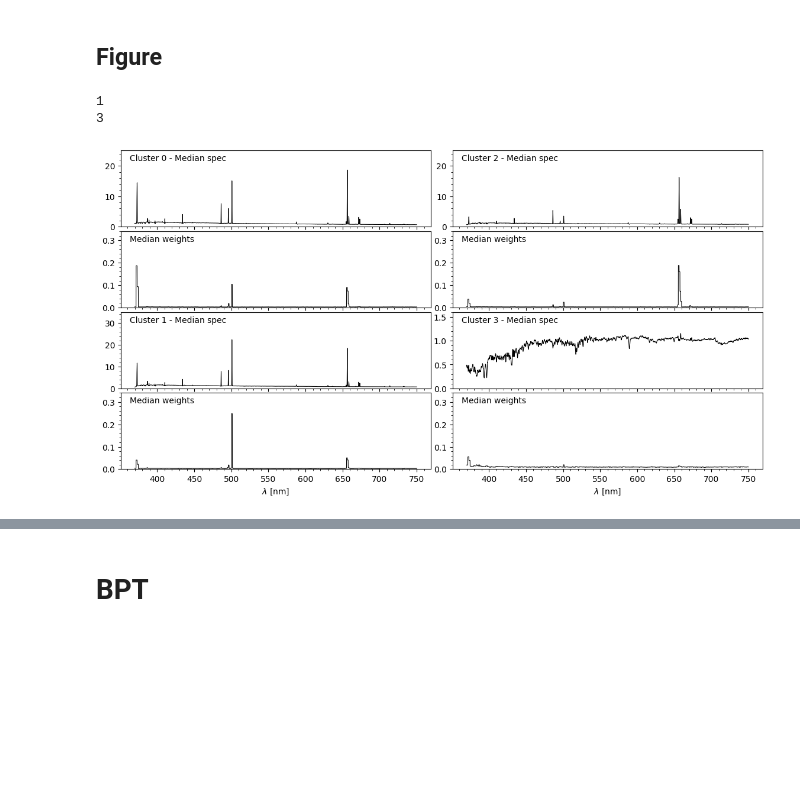
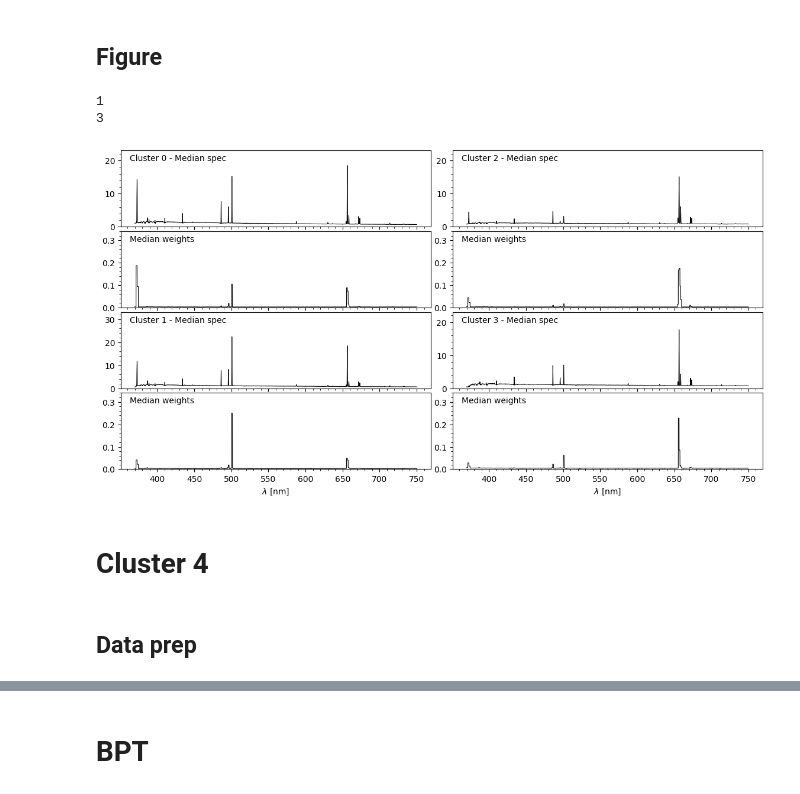
Before and after one commit to ed-ortizm/xai-astronomy, a Jupyter notebook: thesis/04_clustering_xai/05_iforest_cluster_analysis.ipynb, the cells around one changed output, grey strips where cells are left out. Cells and saved outputs as stored; diff of their text form; code cells hidden in the pictures; blank space fills up the shorter version.

```diff
--- a/thesis/04_clustering_xai/05_iforest_cluster_analysis.ipynb
+++ b/thesis/04_clustering_xai/05_iforest_cluster_analysis.ipynb
@@ -233,7 +233,8 @@ ch_6_dir = f"{thesis_dir}/chapters/06_figures"
 score_name = "iforest"
 bin_id = "bin_03"
 n_segments = 343
-n_clusters = 4
+n_clusters = 5
+# n_clusters = 4
 
 kmeans_model_dir = f"{clustering_dir}/{bin_id}/{score_name}"
 kmeans_model_name = f"kmeans_{n_clusters}_clusters_{n_segments}_segments"
@@ -393,6 +395,3 @@ weights_dict["centroids"] = kmeans_model.cluster_centers_
 cluster_meta_df = pd.read_csv(
     f"{kmeans_model_dir}/metadata.csv.gz", index_col="specobjid"
 ).loc[specobjids_arr]
-
-for col in cluster_meta_df.columns:
-    print(col, end=", ")
@@ -858,0 +881,14 @@ Name: 3107583324286117888, dtype: object
+# %%
+labels = [f"({i})" for i in range(0, n_clusters)]
+print(labels)
+
+n2_ha = median_cluster_ratios_df["nii to halpha"].to_list()
+o3_hb = median_cluster_ratios_df["oiii to hbeta"].to_list()
+log_n2_ha = np.log10(n2_ha)
+log_o3_hb = np.log10(o3_hb)
+
+print(log_n2_ha)
+print(log_o3_hb)
+
+fig, ax = plt.subplots(figsize=(10, 8))
+fig, ax = BPT.standar_bpt_plot(fig, ax, log_n2_ha, log_o3_hb, labels, xytext=(-5, 5))
@@ -899,8 +940,8 @@ fig, axs = plt.subplots(
 # Cluster 0
 axs[0, 0].plot(wave_nm, med_spec_0, color="black", linewidth=lw)
 
-y_lims = (0, 25)
-y_ticks = np.arange(0, 25, 10)
+y_lims = (0, 23)
+y_ticks = np.arange(0, 23, 10)
 axs[0, 0].set_ylim(y_lims)
 axs[0, 0].set_yticks(y_ticks)
 
@@ -911,8 +952,8 @@ axs[1, 0].plot(wave_nm, med_weights_0, color="black", linewidth=lw)
 # Cluster 1
 axs[2, 0].plot(wave_nm, med_spec_1, color="black", linewidth=lw)
 
-y_lims = (0, 35)
-y_ticks = np.arange(0, 35, 10)
+y_lims = (0, 33)
+y_ticks = np.arange(0, 31, 10)
 axs[2, 0].set_ylim(y_lims)
 axs[2, 0].set_yticks(y_ticks)
 
@@ -923,8 +964,8 @@ axs[3, 0].plot(wave_nm, med_weights_1, color="black", linewidth=lw)
 # Cluster 2
 axs[0, 1].plot(wave_nm, med_spec_2, color="black", linewidth=lw)
 
-y_lims = (0, 25)
-y_ticks = np.arange(0, 25, 10)
+y_lims = (0, 23)
+y_ticks = np.arange(0, 23, 10)
 axs[0, 1].set_ylim(y_lims)
 axs[0, 1].set_yticks(y_ticks)
 
@@ -935,8 +976,8 @@ axs[1, 1].plot(wave_nm, med_weights_2, color="black", linewidth=lw)
 # Cluster 3
 axs[2, 1].plot(wave_nm, med_spec_3, color="black", linewidth=lw)
 
-y_lims = (0, 1.6)
-y_ticks = [0, 0.5, 1.0, 1.5]
+y_lims = (0, 23)
+y_ticks = np.arange(0, 23, 10)
 axs[2, 1].set_ylim(y_lims)
 axs[2, 1].set_yticks(y_ticks)
 
@@ -972,34 +1013,38 @@ for i in range(0, 2):
         # fontsize=14,
         verticalalignment='top',
     )
     axs[i * 2 + 1, 0].text(
         # 0.03, 0.95, f'Cluster {i} - Median weights',
         0.03, 0.95, 'Median weights',
         transform=axs[i * 2 + 1, 0].transAxes,
         # fontsize=14,
         verticalalignment='top',
     )
 
     axs[i * 2, 1].text(
         0.03, 0.95, f'Cluster {i + 2} - Median spec',
         transform=axs[i * 2, 1].transAxes,
         # fontsize=14,
         verticalalignment='top',
     )
     axs[i * 2 + 1, 1].text(
         # 0.03, 0.95, f'Cluster {i + 2} - Median weights',
         0.03, 0.95, 'Median weights',
         transform=axs[i * 2 + 1, 1].transAxes,
         # fontsize=14,
         verticalalignment='top',
     )
 
 plt.subplots_adjust(hspace=0.06, wspace=0.07)
 plt.show()
-# # save fig
-# fname = 'iforest_clusters'
-# fig.savefig(f"{ch_6_dir}/{fname}_med.pdf", bbox_inches="tight")
+# save fig
+fname = 'iforest_clusters_0_to_3'
+fig.savefig(f"{ch_6_dir}/{fname}_med.pdf", bbox_inches="tight")
 # %% [output]
 1
 3
-[figure, old version]
+[figure, new version]
+# %% [markdown]
+# Cluster 4
+# %% [markdown]
+## Data prep
```
Also changed, not shown: parts of 26 cells of this notebook, 4 other files.
